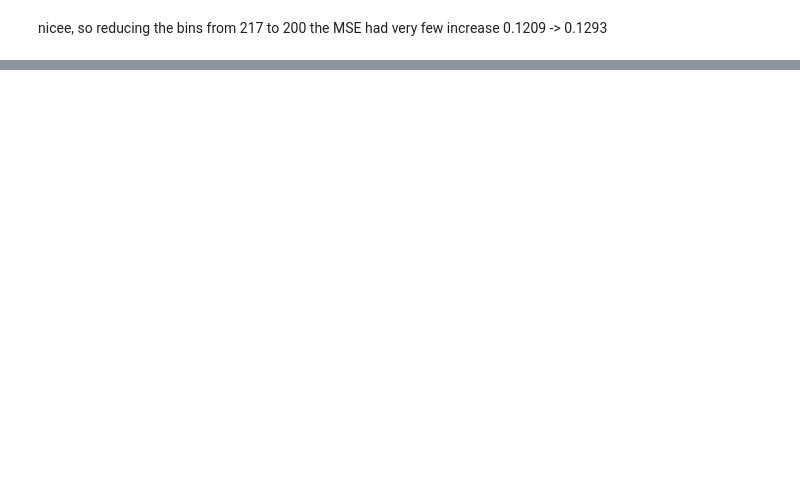
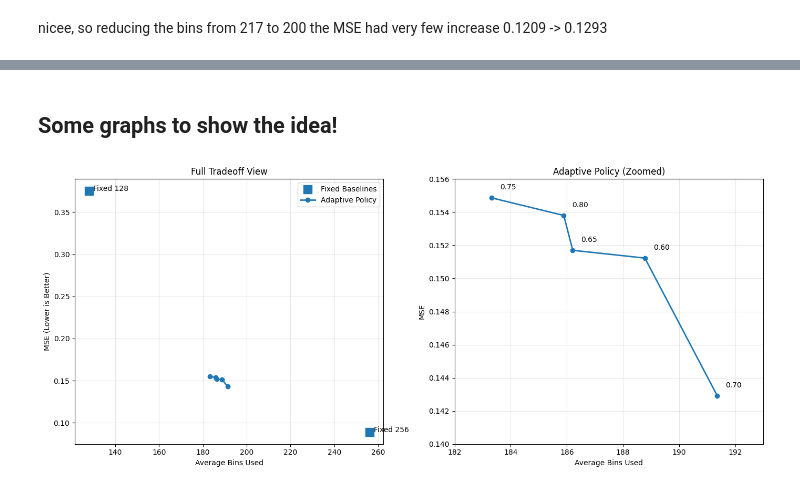
Before and after one commit to Series-Parallel/Machine_in_Deep_Learning, a Jupyter notebook: Adabins_research.ipynb, the cells around one changed output, grey strips where cells are left out. Saved outputs shown, nothing was run; the diff lists cells and outputs as text; code cells hidden in the pictures; blank space fills up the shorter version.

```diff
--- a/Adabins_research.ipynb
+++ b/Adabins_research.ipynb
@@ -877,5 +891,18 @@ Validation Accuracy: 17.67676767676768
 # %% [markdown]
 # V3 ResNet18 + Augmentation + Better generalization!
+# %%
+import pickle
+
+with open("experiment_state.pkl", "wb") as f:
+    pickle.dump({
+        "train_imgs": train_imgs,
+        "val_imgs": val_imgs,
+        "train_labels": train_labels,
+        "val_labels": val_labels
+    }, f)
+# %%
+with open("experiment_state.pkl", "rb") as f:
+    data = pickle.load(f)
 # %%
 class BinDataset(Dataset):
     def __init__(self, img_paths, labels):
@@ -1191,0 +1219,60 @@ Threshold | Avg Bins | MSE
+# %% [markdown]
+## Some graphs to show the idea!
+# %%
+fixed_bins = [128, 256]
+fixed_mse = [0.3750, 0.0891]
+fixed_labels = ["Fixed 128", "Fixed 256"]
+
+adaptive_bins = [188.78, 186.21, 191.36, 183.32, 185.89]
+adaptive_mse  = [0.151227, 0.151696, 0.142914, 0.154861, 0.153799]
+thresholds = ["0.60", "0.65", "0.70", "0.75", "0.80"]
+
+
+pairs = list(zip(adaptive_bins, adaptive_mse, thresholds))
+pairs = sorted(pairs, key=lambda x: x[0])
+
+adaptive_bins = [p[0] for p in pairs]
+adaptive_mse = [p[1] for p in pairs]
+thresholds = [p[2] for p in pairs]
+
+
+fig, axes = plt.subplots(1, 2, figsize=(14,6))
+
+# ---------------- LEFT: Full View ----------------
+ax = axes[0]
+
+ax.scatter(fixed_bins, fixed_mse, s=140, marker='s', label="Fixed Baselines")
+ax.plot(adaptive_bins, adaptive_mse, marker='o', linewidth=2, label="Adaptive Policy")
+
+for i in range(len(fixed_labels)):
+    ax.annotate(fixed_labels[i], (fixed_bins[i]+2, fixed_mse[i]))
+
+ax.set_title("Full Tradeoff View")
+ax.set_xlabel("Average Bins Used")
+ax.set_ylabel("MSE (Lower is Better)")
+ax.grid(True, alpha=0.3)
+ax.legend()
+
+# ---------------- RIGHT: Zoom View ----------------
+ax2 = axes[1]
+
+ax2.plot(adaptive_bins, adaptive_mse, marker='o', linewidth=2)
+
+for i in range(len(thresholds)):
+    ax2.annotate(
+        thresholds[i],
+        (adaptive_bins[i]+0.3, adaptive_mse[i]+0.0005)
+    )
+
+ax2.set_xlim(182, 193)
+ax2.set_ylim(0.140, 0.156)
+
+ax2.set_title("Adaptive Policy (Zoomed)")
+ax2.set_xlabel("Average Bins Used")
+ax2.set_ylabel("MSE")
+ax2.grid(True, alpha=0.3)
+
+plt.tight_layout()
+plt.show()
+# %% [output]
+[figure, added]
```
Also changed, not shown: parts of 19 cells of this notebook.
